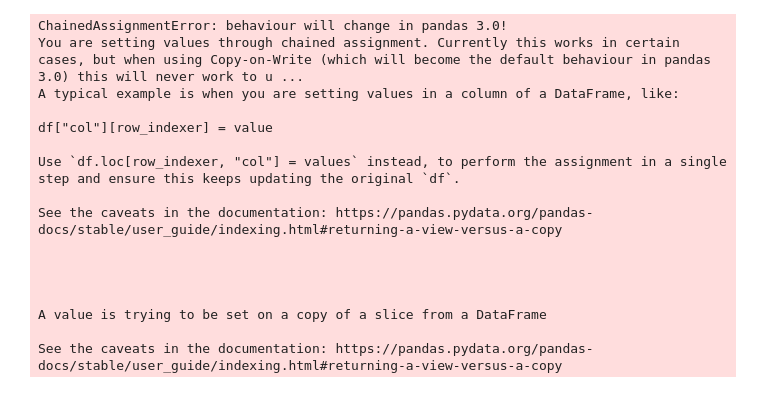
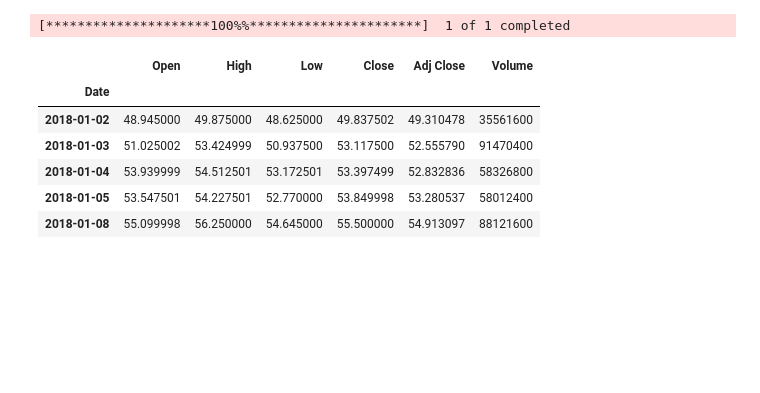
Before and after one commit to astronaut505/tradingtroll, a Jupyter notebook: buyorbye.ipynb, the cells around one changed output. Cells and saved outputs as stored; diff of their text form; code cells hidden in the pictures; blank space fills up the shorter version.

```diff
--- a/buyorbye.ipynb
+++ b/buyorbye.ipynb
@@ -37,26 +0,0 @@ nvda_data['EMA26'] = nvda_data['Close'].ewm(span=long_window, adjust=False).mean
-# %%
-# Initialize signals
-nvda_data['Signal'] = 0
-
-# Generate buy signals
-nvda_data['Signal'][short_window:] = np.where(nvda_data['EMA12'][short_window:] > nvda_data['EMA26'][short_window:], 1, 0)
-
-# Generate trading orders
-nvda_data['Position'] = nvda_data['Signal'].diff()
-# %% [output]
-ChainedAssignmentError: behaviour will change in pandas 3.0!
-You are setting values through chained assignment. Currently this works in certain cases, but when using Copy-on-Write (which will become the default behaviour in pandas 3.0) this will never work to u ...
-A typical example is when you are setting values in a column of a DataFrame, like:
-
-df["col"][row_indexer] = value
-
-Use `df.loc[row_indexer, "col"] = values` instead, to perform the assignment in a single step and ensure this keeps updating the original `df`.
-
-See the caveats in the documentation: https://pandas.pydata.org/pandas-docs/stable/user_guide/indexing.html#returning-a-view-versus-a-copy
-
-
-
-
-A value is trying to be set on a copy of a slice from a DataFrame
-
-See the caveats in the documentation: https://pandas.pydata.org/pandas-docs/stable/user_guide/indexing.html#returning-a-view-versus-a-copy
@@ -62,0 +12,13 @@ See the caveats in the documentation: https://pandas.pydata.org/pandas-docs/stab
+# %%
+# Load NVIDIA stock data from Yahoo Finance
+nvidia = yf.download('NVDA', start='2018-01-01', end='2024-01-01', interval='1d')
+nvidia.head()
+# %% [output]
+[*********************100%%**********************]  1 of 1 completed
+|  | Open | High | Low | Close | Adj Close | Volume |
+| Date |  |  |  |  |  |  |
+| 2018-01-02 | 48.945000 | 49.875000 | 48.625000 | 49.837502 | 49.310478 | 35561600 |
+| 2018-01-03 | 51.025002 | 53.424999 | 50.937500 | 53.117500 | 52.555790 | 91470400 |
+| 2018-01-04 | 53.939999 | 54.512501 | 53.172501 | 53.397499 | 52.832836 | 58326800 |
+| 2018-01-05 | 53.547501 | 54.227501 | 52.770000 | 53.849998 | 53.280537 | 58012400 |
+| 2018-01-08 | 55.099998 | 56.250000 | 54.645000 | 55.500000 | 54.913097 | 88121600 |
```
Also changed, not shown: parts of 9 cells of this notebook.
